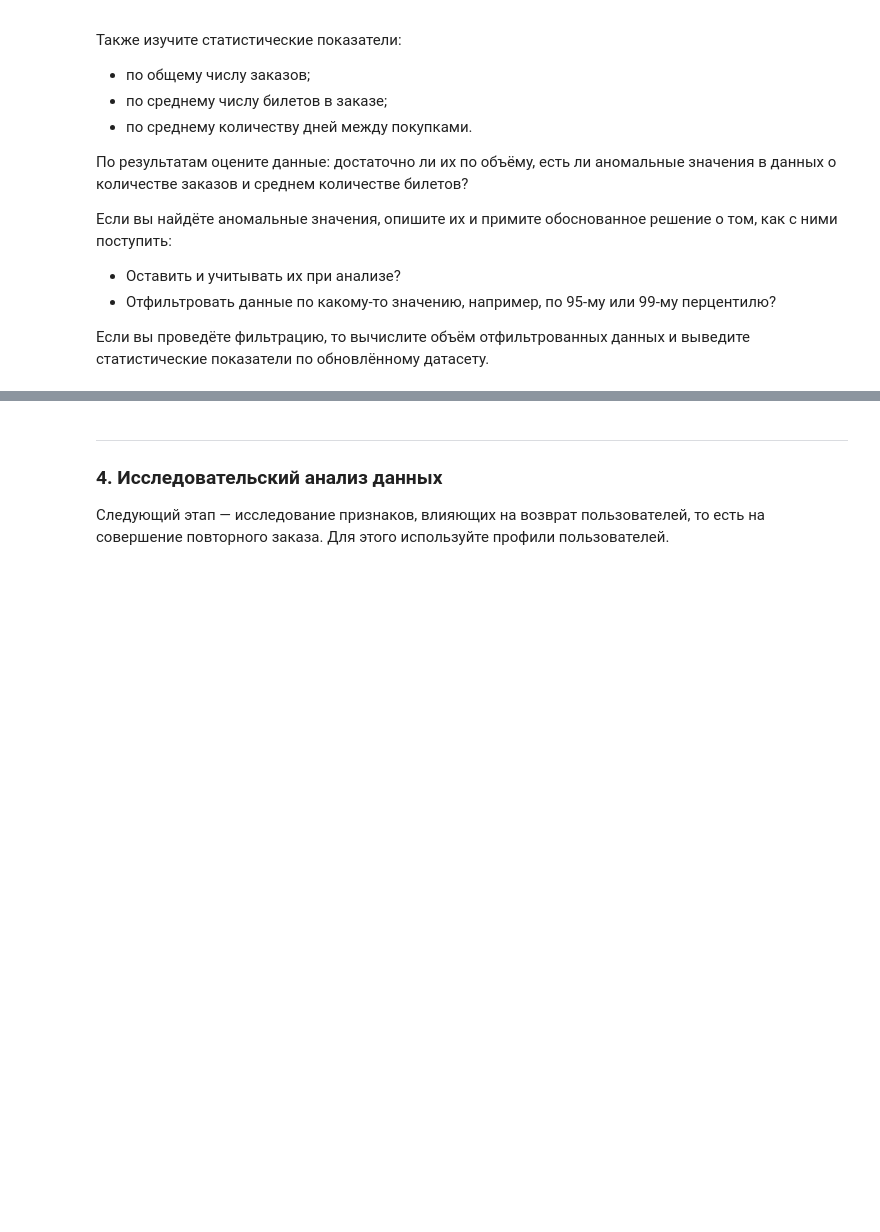
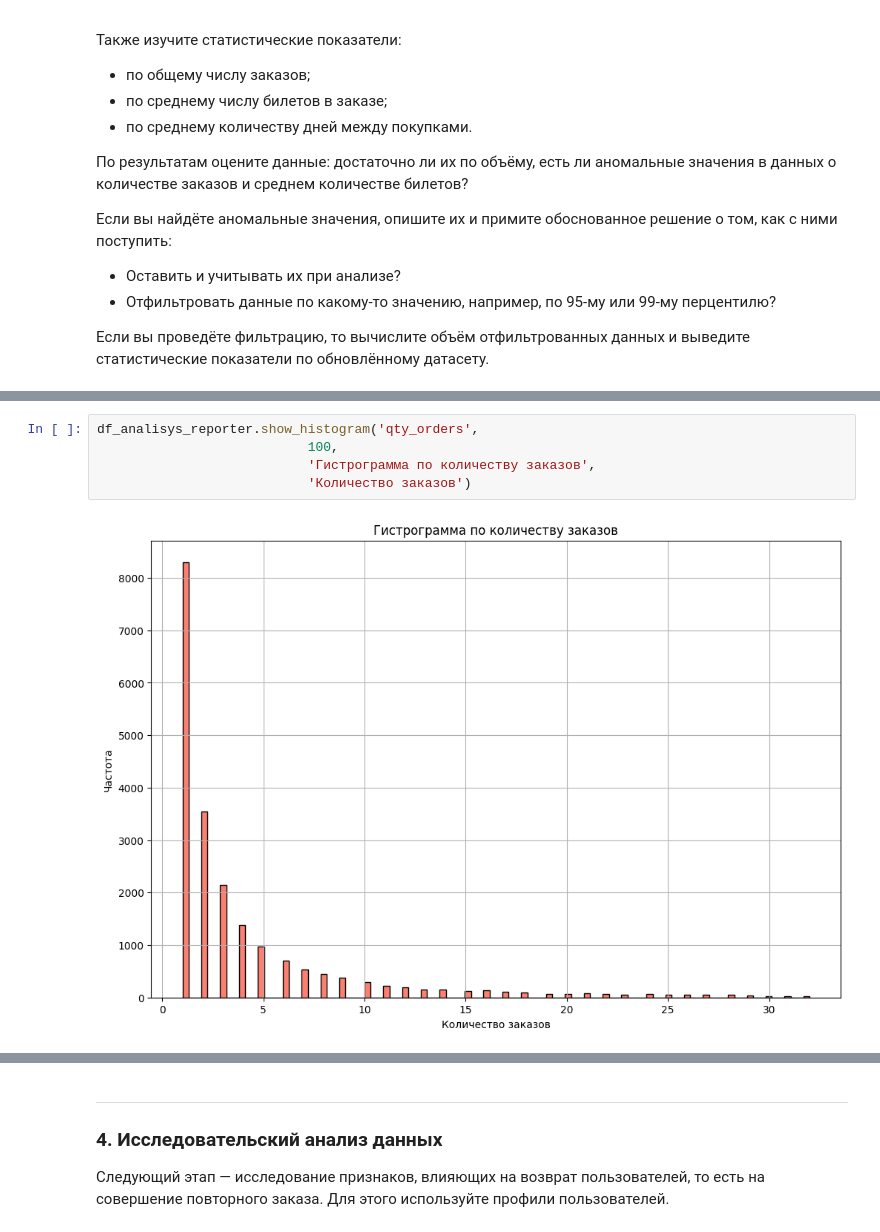
Before and after one commit to mrromanivanov/afisha_yandex_analysis, a Jupyter notebook: afisha_Ivanov_Roman.ipynb, the cells around one changed output, grey strips where cells are left out. Saved outputs shown, nothing was run; the diff lists cells and outputs as text; blank space fills up the shorter version.

```diff
--- a/afisha_Ivanov_Roman.ipynb
+++ b/afisha_Ivanov_Roman.ipynb
@@ -694,0 +900,7 @@ Data columns (total 15 columns):
+# %%
+df_analisys_reporter.show_histogram('qty_orders',
+                           100,
+                           'Гистрограмма по количеству заказов',
+                           'Количество заказов')
+# %% [output]
+[figure, added]
```
Also changed, not shown: parts of 28 cells of this notebook.
